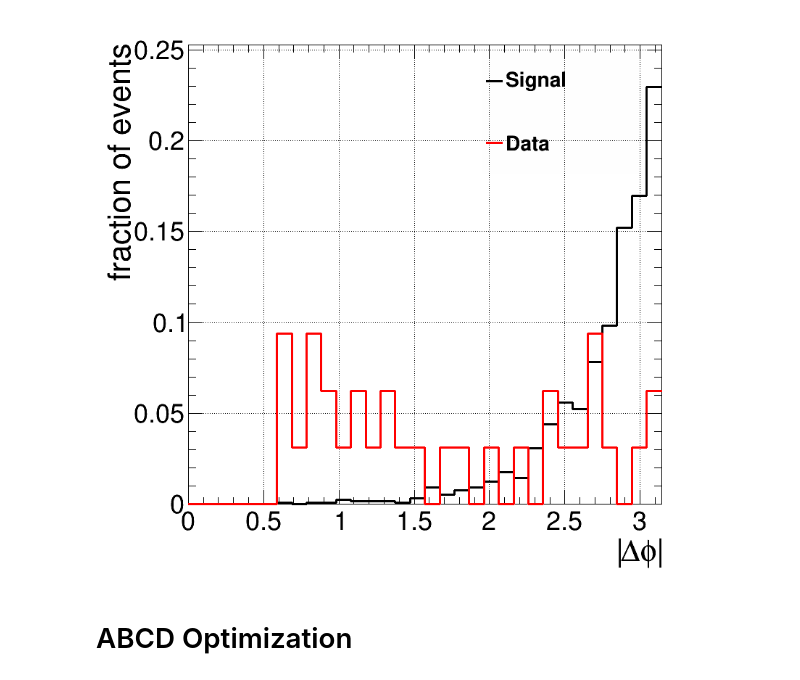
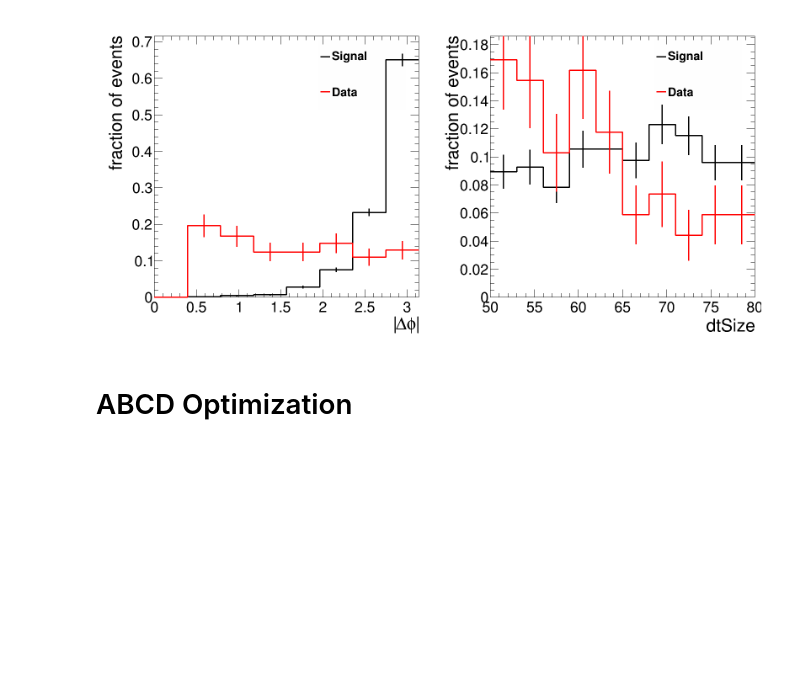
Before and after one commit to cms-lpc-llp/mds_analysis, a Jupyter notebook: notebooks/closure_test.ipynb, the cells around one changed output. Drawn from its saved outputs; the diff is of its cells as text; code cells hidden in the pictures; blank space fills up the shorter version.

```diff
--- a/notebooks/closure_test.ipynb
+++ b/notebooks/closure_test.ipynb
@@ -162,47 +203,65 @@ Events Read:
 if 'OOT' not in FN_R3:
     raise Warning('data is not OOT!')
 # %%
-canvas = TCanvas('','',800,800)
+canvas = TCanvas('','',2*800,800)
+canvas.Divide(2,1)
 canvas.SetGrid()
-# canvas.SetLogy()
 
-legend = TLegend(0.67, 0.72, 0.94, 0.94)
-legend.SetBorderSize(0)
-legend.SetFillColorAlpha(rt.kBlack, 0.0)#0.2)
-legend.SetTextSize(0.04)
-legend.SetMargin(0.15)
+hinfos = {
+    'tag_dPhi' : {
+        'form' : (f';|#Delta#phi|;fraction of events',32,0,np.pi),
+        'form' : (f';|#Delta#phi|;fraction of events',16,0,np.pi),
+        'form' : (f';|#Delta#phi|;fraction of events',8,0,np.pi),
+    },
+   'dtSize' : {
+        # 'form' : (f';dtSize;fraction of events',25,65,100),
+        # 'form' : (f';dtSize;fraction of events',15,50,80),
+        'form' : (f';dtSize;fraction of events',10,50,80),
+        # 'form' : (f';dtSize;fraction of events',25,50,500),
+    },
+    # 'csc0Phi' : {
+    #     'form' : (f';#phi_{{var}};fraction of events',32,0,np.pi),
+    # },
+}
 
-xv = 'tag_dPhi'
-txy_label = f';|#Delta#phi|;fraction of events'
-form =(txy_label,32,0,np.pi)
+for ixv, (xv, hinfo) in enumerate(hinfos.items()):
+    canvas.cd(ixv+1)
+    # canvas.cd(ixv+1).SetLogy()
+    form = hinfo['form']
 
-# xv = 'csc0Phi'
-# txy_label = f';#phi_{{var}};fraction of events'
-# form =(txy_label,32,0,np.pi)
-# **** #
-
-h1 = rdfs['mc'].Histo1D(('Signal',*form),xv,).GetValue()
-h2 = rdfs['r3'].Histo1D(('Data',*form),xv,).GetValue()
-
-hhs = [h1,h2]
-# hmax = max([h.GetMaximum() for h in hhs])
-hmax = max([h.GetMaximum() / h.Integral() if h.Integral() else 0 for h in hhs])
-for ih, hh in enumerate(hhs):
-    nev = hh.Integral()
-    if hmax < 1 and nev:
-        hh.Scale(1/hh.Integral())
-    hh.SetMinimum(0)
-    hh.SetMaximum(hmax*1.1)
-    hh.SetLineColor(SCL[ih])
-    hh.SetLineWidth(3)
-    hh.Draw('hist same')
-    legend.AddEntry(hh, hh.GetName(), 'L')
+    # **** #
+    legend = TLegend(0.67, 0.72, 0.94, 0.94)
+    legend.SetBorderSize(0)
+    legend.SetFillColorAlpha(rt.kBlack, 0.0)#0.2)
+    legend.SetTextSize(0.04)
+    legend.SetMargin(0.15)
 
 
-legend.Draw()
+    # **** #
+
+    h1 = rdfs['mc'].Histo1D(('Signal',*form),xv,).GetValue()
+    h2 = rdfs['r3'].Histo1D(('Data',*form),xv,).GetValue()
+
+    hhs = [h1,h2]
+    # hmax = max([h.GetMaximum() for h in hhs])
+    hmax = max([h.GetMaximum() / h.Integral() if h.Integral() else 0 for h in hhs])
+    for ih, hh in enumerate(hhs):
+        nev = hh.Integral()
+        if hmax < 1 and nev:
+            hh.Scale(1/hh.Integral())
+        hh.SetMinimum(0)
+        hh.SetMaximum(hmax*1.1)
+        hh.SetLineColor(SCL[ih])
+        hh.SetLineWidth(3)
+        hh.Draw('histe same')
+        legend.AddEntry(hh, hh.GetName(), 'L')
+
+
+    legend.Draw()
+    gc.extend([legend]+hhs)
 canvas.Draw()
 # %% [output]
-[figure, old version]
+[figure, new version]
 # %% [markdown]
 # ABCD Optimization
 # %%
```
Also changed, not shown: parts of 14 cells of this notebook, 45 other files.
